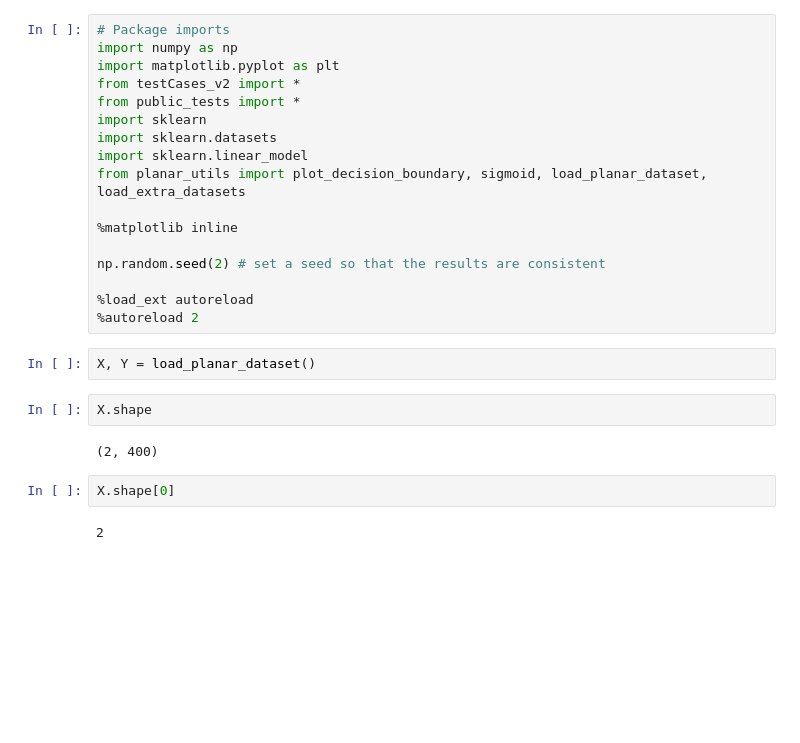
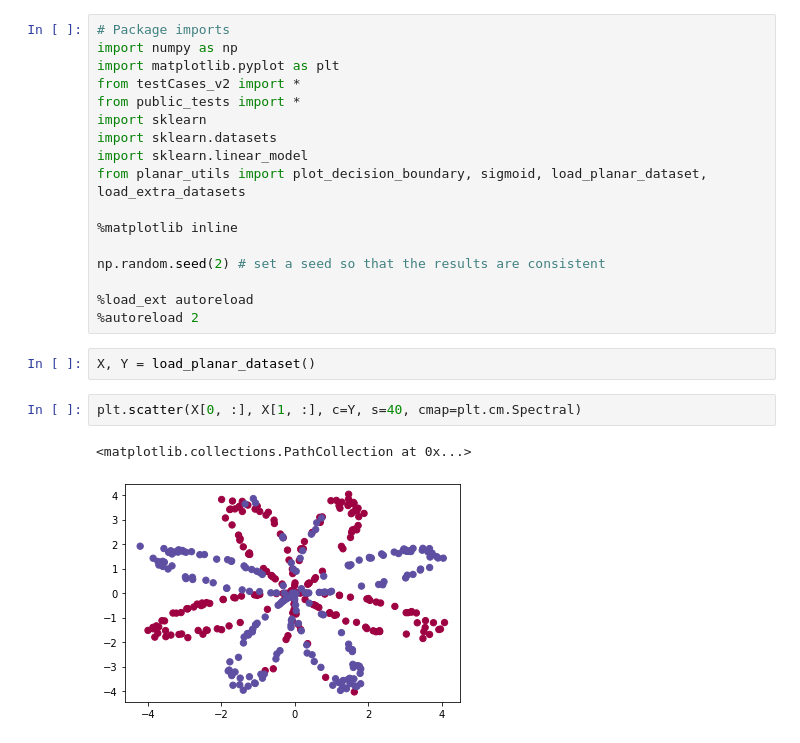
Before and after one commit to Mohsen662/Andrew_Ng_DeepLearning, a Jupyter notebook: Nueral Networks and Deep Learning/Week-03/Planer-classification-with-one-hidden-unit.ipynb, the cells around one changed output. Saved outputs shown, nothing was run; the diff lists cells and outputs as text; blank space fills up the shorter version.

```diff
--- a/Nueral Networks and Deep Learning/Week-03/Planer-classification-with-one-hidden-unit.ipynb
+++ b/Nueral Networks and Deep Learning/Week-03/Planer-classification-with-one-hidden-unit.ipynb
@@ -17,11 +17,8 @@ np.random.seed(2) # set a seed so that the results are consistent
 %autoreload 2
 # %%
 X, Y = load_planar_dataset()
-# %%
-X.shape
-# %% [output]
-(2, 400)
-# %%
-X.shape[0]
-# %% [output]
-2
+# %%
+plt.scatter(X[0, :], X[1, :], c=Y, s=40, cmap=plt.cm.Spectral)
+# %% [output]
+<matplotlib.collections.PathCollection at 0x...>
+[figure, added]
```
Also changed, not shown: parts of 23 cells of this notebook.
